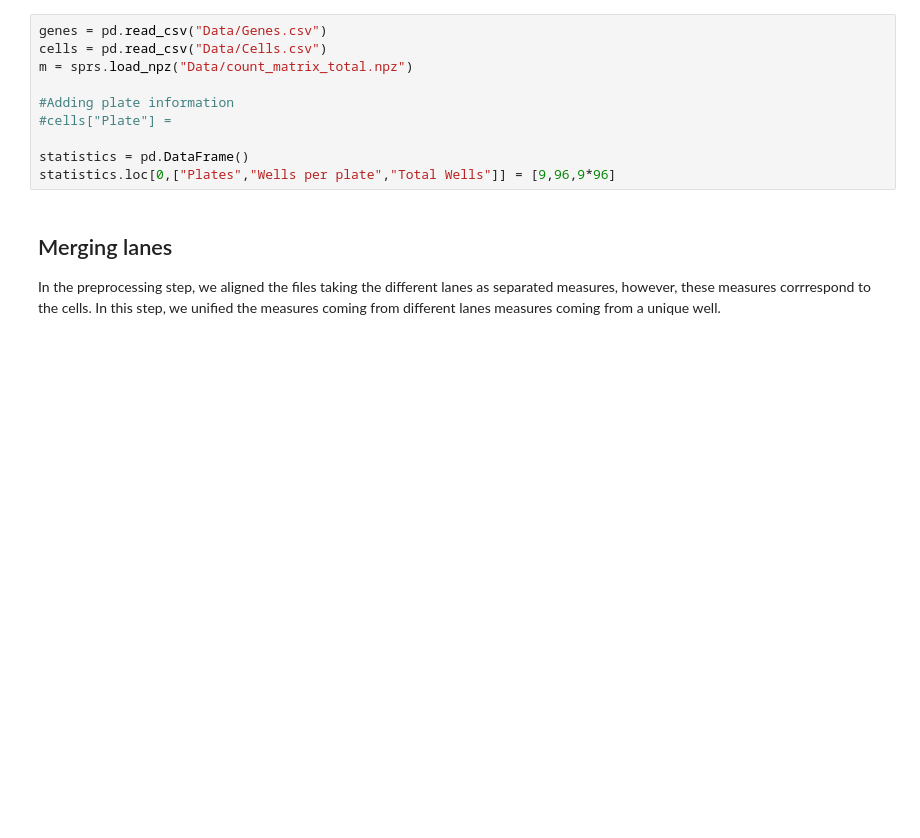
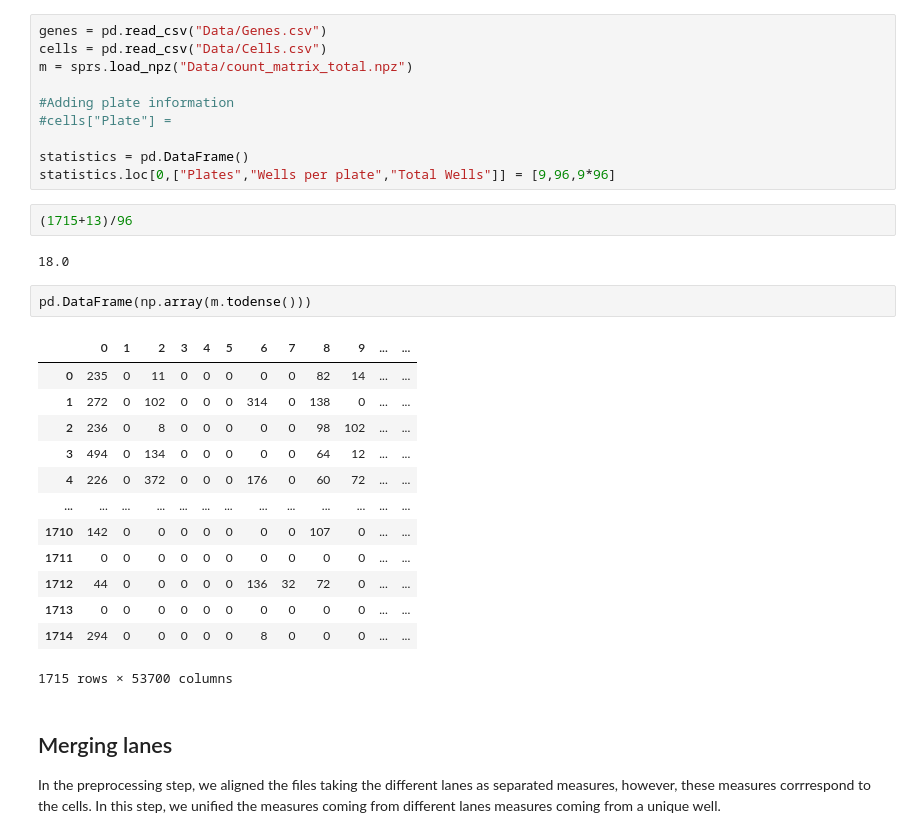
Before and after one commit to dsb-lab/blood_gastruloids, a Jupyter notebook: Analysis_2021/0_Make_h5ad_file.ipynb, the cells around one changed output. Drawn from its saved outputs; the diff is of its cells as text; blank space fills up the shorter version.

```diff
--- a/Analysis_2021/0_Make_h5ad_file.ipynb
+++ b/Analysis_2021/0_Make_h5ad_file.ipynb
@@ -28,6 +28,26 @@ m = sprs.load_npz("Data/count_matrix_total.npz")
 
 statistics = pd.DataFrame()
 statistics.loc[0,["Plates","Wells per plate","Total Wells"]] = [9,96,9*96]
+# %%
+(1715+13)/96
+# %% [output]
+18.0
+# %%
+pd.DataFrame(np.array(m.todense()))
+# %% [output]
+|  | 0 | 1 | 2 | 3 | 4 | 5 | 6 | 7 | 8 | 9 | ... | ... |
+| 0 | 235 | 0 | 11 | 0 | 0 | 0 | 0 | 0 | 82 | 14 | ... | ... |
+| 1 | 272 | 0 | 102 | 0 | 0 | 0 | 314 | 0 | 138 | 0 | ... | ... |
+| 2 | 236 | 0 | 8 | 0 | 0 | 0 | 0 | 0 | 98 | 102 | ... | ... |
+| 3 | 494 | 0 | 134 | 0 | 0 | 0 | 0 | 0 | 64 | 12 | ... | ... |
+| 4 | 226 | 0 | 372 | 0 | 0 | 0 | 176 | 0 | 60 | 72 | ... | ... |
+| ... | ... | ... | ... | ... | ... | ... | ... | ... | ... | ... | ... | ... |
+| 1710 | 142 | 0 | 0 | 0 | 0 | 0 | 0 | 0 | 107 | 0 | ... | ... |
+| 1711 | 0 | 0 | 0 | 0 | 0 | 0 | 0 | 0 | 0 | 0 | ... | ... |
+| 1712 | 44 | 0 | 0 | 0 | 0 | 0 | 136 | 32 | 72 | 0 | ... | ... |
+| 1713 | 0 | 0 | 0 | 0 | 0 | 0 | 0 | 0 | 0 | 0 | ... | ... |
+| 1714 | 294 | 0 | 0 | 0 | 0 | 0 | 8 | 0 | 0 | 0 | ... | ... |
+1715 rows × 53700 columns
 # %% [markdown]
 ## Merging lanes <a name="Merging"></a>
 
```
Also changed, not shown: 2 other files.
